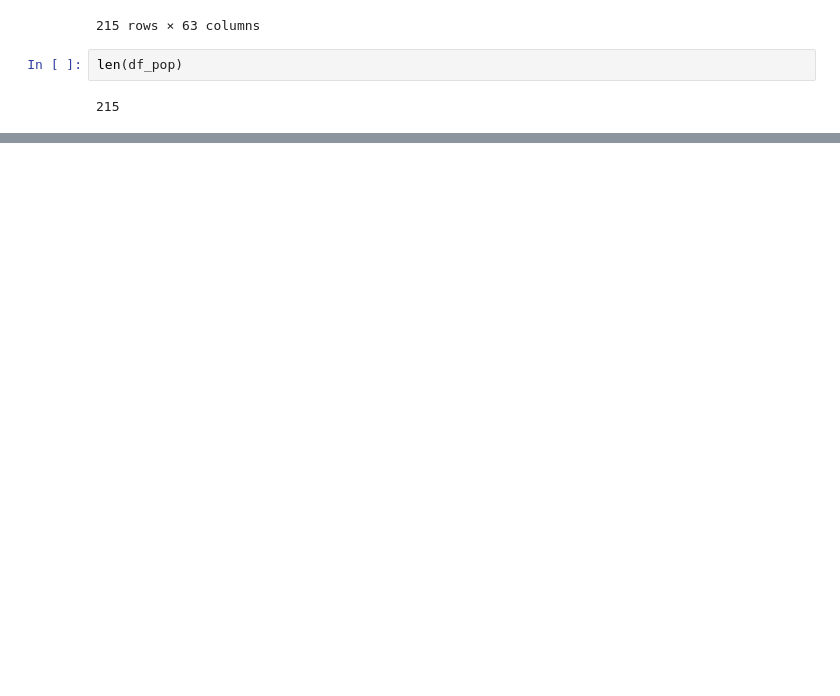
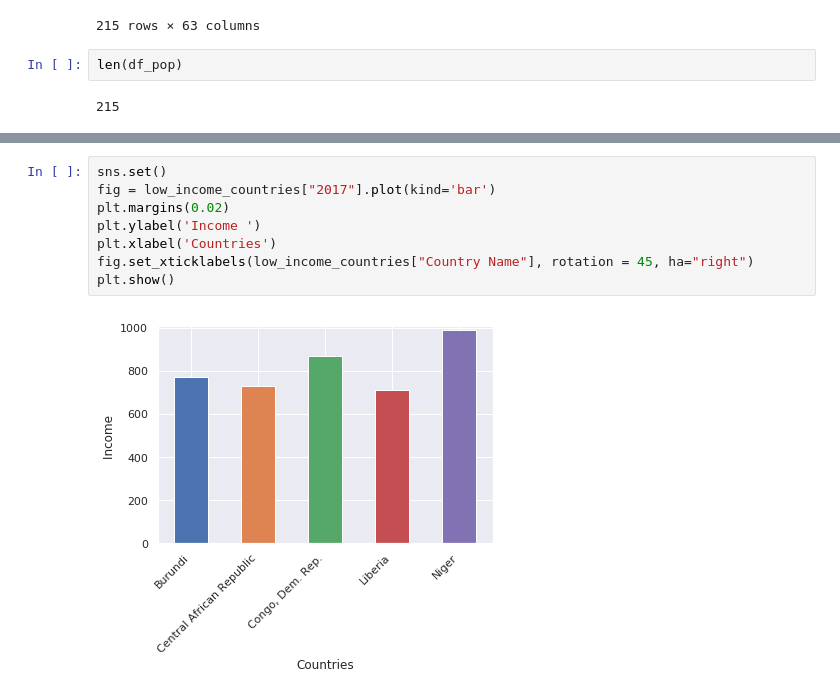
Before and after one commit to nilesh0109/Research-Methods, a Jupyter notebook: Task4/christopher_kavish_nilesh.ipynb, the cells around one changed output, grey strips where cells are left out. Saved outputs shown, nothing was run; the diff lists cells and outputs as text; blank space fills up the shorter version.

Commit message:
[Kavish] bar graphs low and high income. Plotting time series population growth

```diff
--- a/Task4/christopher_kavish_nilesh.ipynb
+++ b/Task4/christopher_kavish_nilesh.ipynb
@@ -82,0 +117,10 @@ high_income_countries = df_gni[df_gni['2017'] > 12235]
+# %%
+sns.set()
+fig = low_income_countries["2017"].plot(kind='bar')
+plt.margins(0.02)
+plt.ylabel('Income ')
+plt.xlabel('Countries')
+fig.set_xticklabels(low_income_countries["Country Name"], rotation = 45, ha="right")
+plt.show()
+# %% [output]
+[figure, added]
```
Also changed, not shown: parts of 14 cells of this notebook.
